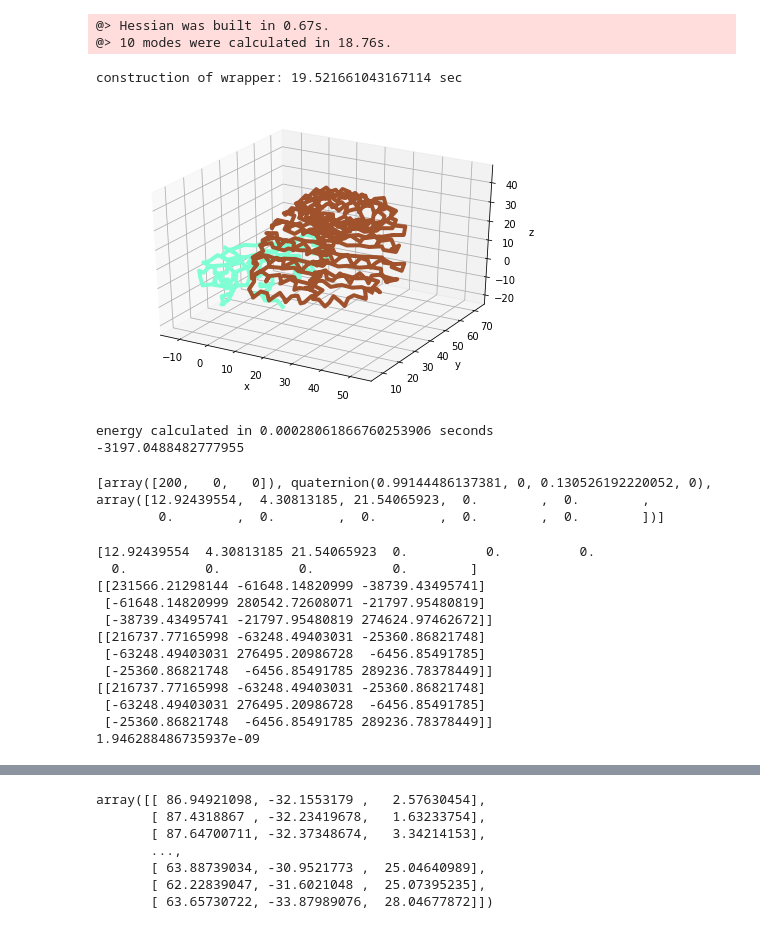
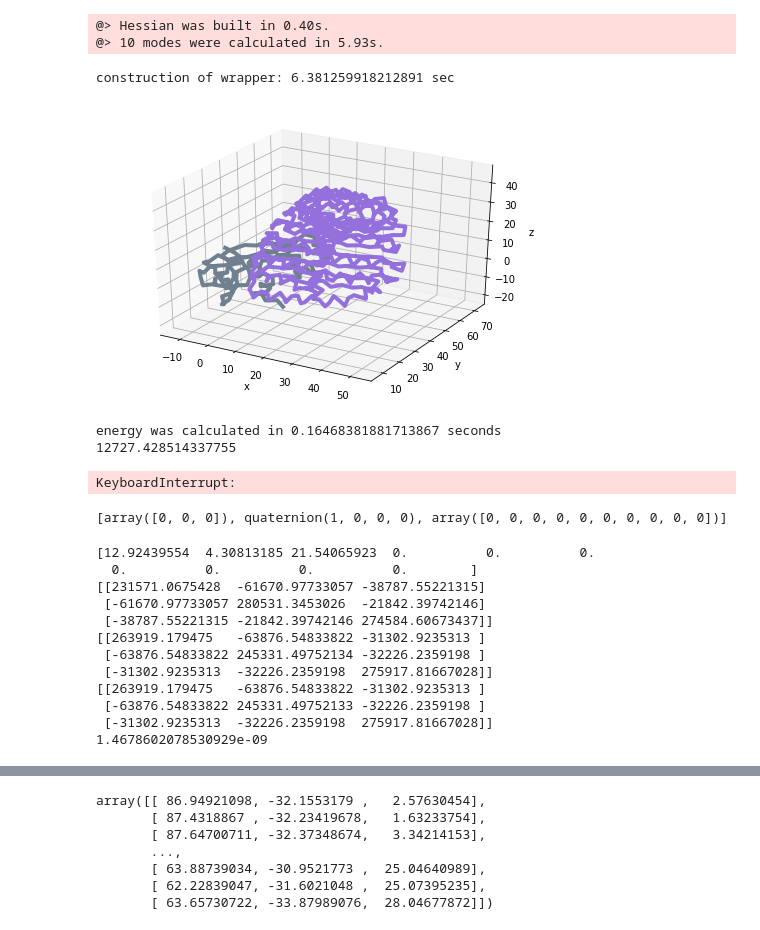
Before and after one commit to Senbjorn/DiplomaPython, a Jupyter notebook: source/notebook_test_pc.ipynb, the cells around one changed output, grey strips where cells are left out. Cells and saved outputs as stored; diff of their text form; code cells hidden in the pictures.

```diff
--- a/source/notebook_test_pc.ipynb
+++ b/source/notebook_test_pc.ipynb
@@ -140,8 +206,9 @@ def distance(A, B):
 # %%
-path = str((project.data_path / "may_complex") / "1dfj.pdb")
-print(path)
-create_system(path, tmp_file=str(project.output_path / "tmp_system.pdb"))
+path = str(project.data_path / "benchmark" / "modeled" / "1dfj_modeled.pdb")
+omm_struct = app.PDBFile(path)
+chains = list(omm_struct.topology.chains())
+selections = [f"chain {chain.id}" for chain in chains]
 t0 = time.time()
-pc = ProteinComplex(str(project.output_path / "tmp_system.pdb"), "charmm36.xml", ["chain A", "chain B"])
+pc = ProteinComplex(str(path), "charmm36.xml", selections)
 print("construction of system:", -t0 + time.time(), "sec")
 # %% [output]
@@ -168,32 +229,46 @@ mode_params = [
 rw = RMRestrictionWrapper(pc, mode_params)
 print("construction of wrapper:", -t0 + time.time(), "sec")
 # %% [output]
-@> Hessian was built in 0.67s.
-@> 10 modes were calculated in 18.76s.
+@> Hessian was built in 0.40s.
+@> 10 modes were calculated in 5.93s.
-construction of wrapper: 19.521661043167114 sec
+construction of wrapper: 6.381259918212891 sec
 # %%
-rw.set_position(0, [np.array([0, 0, 0]), np.quaternion(1, 0, 0, 0), np.array([0] * 10)])
-pdy.showProtein(rw._protein_complex._pdy_protein)
-pylab.show()
+zero_pos = [np.array([0, 0, 0]), np.quaternion(1, 0, 0, 0), np.array([0] * 10)]
-# %% [output]
-[figure, removed]
+# %%
+rw.set_position(0, zero_pos)
+pdy.showProtein(rw._protein_complex._pdy_protein)
+pylab.show()
+# %% [output]
+[figure, added]
 # %%
 # господин никто
 # awakenings
 # chernobl series
+# energy test
 t0 = time.time()
 E = rw.get_energy()
 t1 = time.time() - t0
-print(f"energy calculated in {t1} seconds")
+print(f"energy was calculated in {t1} seconds")
 print(E)
 # %% [output]
-energy calculated in 0.00028061866760253906 seconds
--3197.0488482777955
+energy was calculated in 0.16468381881713867 seconds
+12727.428514337755
+# %%
+# distance test
+t0 = time.time()
+dist = distance(pc.get_coords(0), pc.get_coords(1))
+t1 = time.time() - t0
+print(f"distance was calculated in {t1} seconds: {dist}")
+t0 = time.time()
+dist = np_set_distance(pc.get_coords(0), pc.get_coords(1))
+t1 = time.time() - t0
+print(f"distance was calculated in {t1} seconds: {dist}")
+# %% [output]
+KeyboardInterrupt:
 # %%
 print(rw.get_position(0))
 # %% [output]
-[array([200,   0,   0]), quaternion(0.99144486137381, 0, 0.130526192220052, 0), array([12.92439554,  4.30813185, 21.54065923,  0.        ,  0.        ,
-        0.        ,  0.        ,  0.        ,  0.        ,  0.        ])]
+[array([0, 0, 0]), quaternion(1, 0, 0, 0), array([0, 0, 0, 0, 0, 0, 0, 0, 0, 0])]
 # %%
 pos0 = rw.get_position(0)
 pos1 = rw.get_position(1)
@@ -210,7 +285,7 @@ d_tensor = rw._d_tensors[0]
 f_tensor = rw._f_tensors[0]
 weights = rw._weights[0]
 print(i_tensor)
-new_i_dir = build_i_tensor(rw._protein_complex.get_coords(0), c_tensor, weights)
+new_i_dir = build_i_tensor(rw._protein_complex.get_coords(0), c_tensor + rw.get_position(0)[0], weights)
 new_i_ind = calc_inertia_tensor(rotation_matrix, mode_pos, i_tensor, d_tensor, f_tensor, weights)
 print(new_i_dir)
 print(new_i_ind)
@@ -218,13 +293,13 @@ print(np.linalg.norm(new_i_dir - new_i_ind))
 # %% [output]
 [12.92439554  4.30813185 21.54065923  0.          0.          0.
   0.          0.          0.          0.        ]
-[[231566.21298144 -61648.14820999 -38739.43495741]
- [-61648.14820999 280542.72608071 -21797.95480819]
- [-38739.43495741 -21797.95480819 274624.97462672]]
-[[216737.77165998 -63248.49403031 -25360.86821748]
- [-63248.49403031 276495.20986728  -6456.85491785]
- [-25360.86821748  -6456.85491785 289236.78378449]]
-[[216737.77165998 -63248.49403031 -25360.86821748]
- [-63248.49403031 276495.20986728  -6456.85491785]
- [-25360.86821748  -6456.85491785 289236.78378449]]
-1.946288486735937e-09
+[[231571.0675428  -61670.97733057 -38787.55221315]
+ [-61670.97733057 280531.3453026  -21842.39742146]
+ [-38787.55221315 -21842.39742146 274584.60673437]]
+[[263919.179475   -63876.54833822 -31302.9235313 ]
+ [-63876.54833822 245331.49752134 -32226.2359198 ]
+ [-31302.9235313  -32226.2359198  275917.81667028]]
+[[263919.179475   -63876.54833822 -31302.9235313 ]
+ [-63876.54833822 245331.49752133 -32226.2359198 ]
+ [-31302.9235313  -32226.2359198  275917.81667028]]
+1.4678602078530929e-09
```
Also changed, not shown: parts of 24 cells of this notebook, 26 other files.
